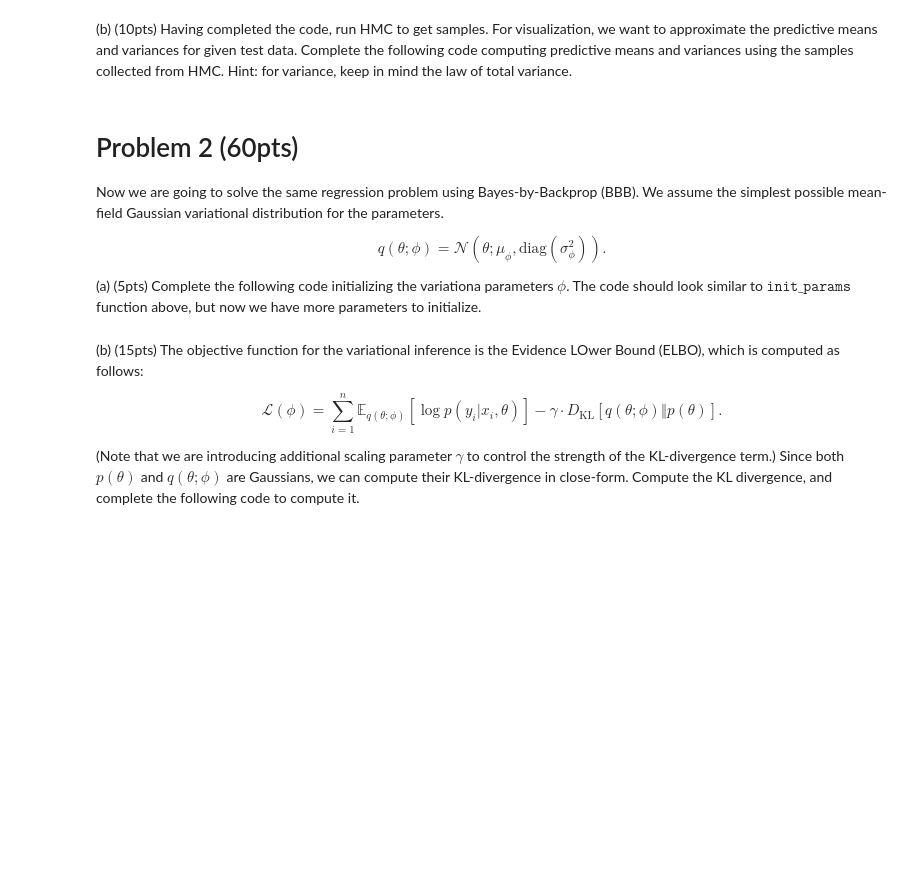
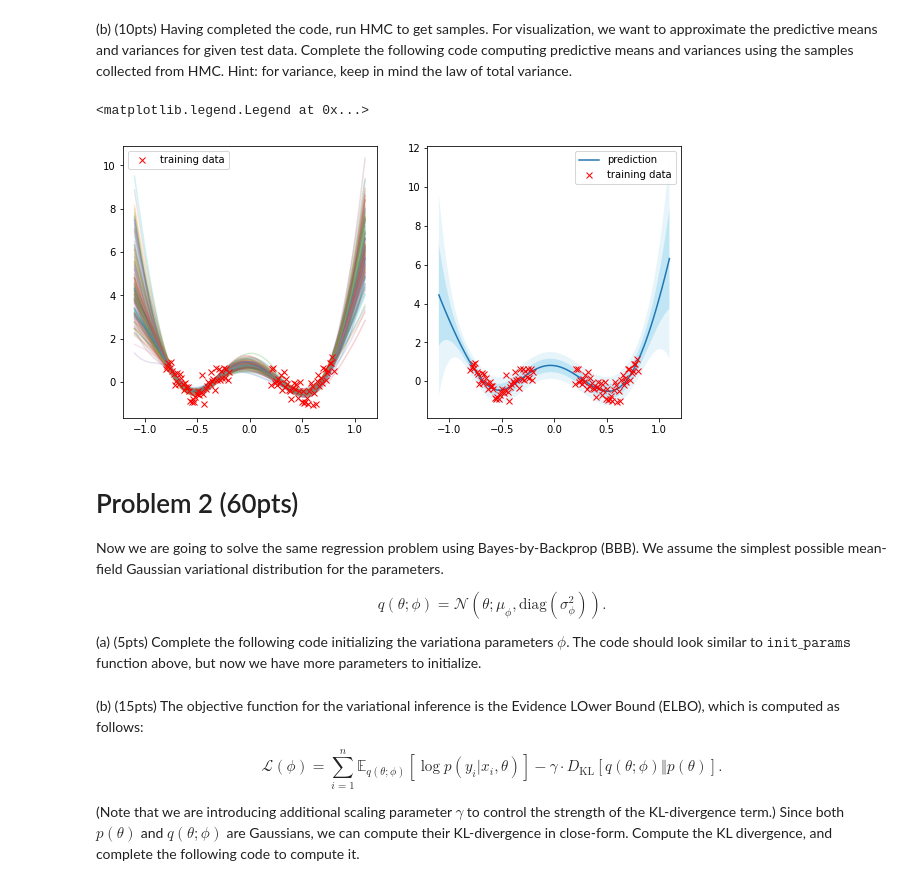
Before and after one commit to suulkyy/ai701-f21, a Jupyter notebook: Assignment #4/AI701_hw4.ipynb, the cells around one changed output. Drawn from its saved outputs; the diff is of its cells as text; code cells hidden in the pictures; blank space fills up the shorter version.

```diff
--- a/Assignment #4/AI701_hw4.ipynb
+++ b/Assignment #4/AI701_hw4.ipynb
@@ -179,7 +210,14 @@ def HMC_step(key, params, eps, num_leapfrog_steps):
 
         # fill this part
         ######################################################################
-
+        # Update the first-half of the momentum (momentum)
+        momentum = jax.tree_multimap(lambda x1, x2: x1 - eps * x2 / 2, momentum, grads)
+        # Update the parameters (params)
+        params = jax.tree_multimap(lambda x1, x2: x1 + eps * x2, params, momentum)
+        # Update the (U, grads) using the function loss_and_grad(params, train_x, train_y, prior_std)
+        U, grads = loss_and_grad(params, train_x, train_y, prior_std)
+        # Update the second-half of the momentum (momentum)
+        momentum = jax.tree_multimap(lambda x1, x2: x1 - eps * x2 / 2, momentum, grads)
         ######################################################################
 
         return (params, momentum, U, grads)
@@ -245,32 +301,38 @@ samples = HMC(key, eps, num_leapfrog_steps, num_steps, burn_in, thin)
 # %%
 def compute_pred_mean_and_std(means, stds):
      # complete this part
     ###################################################################
-
+    # Formulate pred_mean
+    pred_mean = jnp.mean(means, axis=0)
+    # Formulate pred_std
+    pred_std = jnp.var(means, axis=0) + jnp.mean(stds, axis=0)
     ###################################################################
     return pred_mean, pred_std
 
 plt.figure(figsize=(10, 5))
 plt.subplot(121)
 test_x = jnp.linspace(-1.1, 1.1, 100)
 y_means, y_stds = [], []
 for params in samples:
     y_mean, y_std = MLP(params, test_x)
     plt.plot(test_x, y_mean, alpha=0.2)
     y_means.append(y_mean)
     y_stds.append(y_std)
 plt.plot(train_x, train_y, 'rx', label='training data')
 plt.legend()
 
 y_means = jnp.stack(y_means)
 y_stds = jnp.stack(y_stds)
 y_mean, y_std = compute_pred_mean_and_std(y_means, y_stds)
 plt.subplot(122)
 plt.fill_between(test_x, y_mean-2*y_std, y_mean+2*y_std, alpha=0.2, facecolor='skyblue', edgecolor=None)
 plt.fill_between(test_x, y_mean-y_std, y_mean+y_std, alpha=0.4, facecolor='skyblue', edgecolor=None)
 plt.plot(test_x, y_mean, label='prediction')
 plt.plot(train_x, train_y, 'rx', label='training data')
 plt.legend()
+# %% [output]
+<matplotlib.legend.Legend at 0x...>
+[figure, added]
 # %% [markdown]
 # Problem 2 (60pts)
 
```
Also changed, not shown: parts of 9 cells of this notebook.
